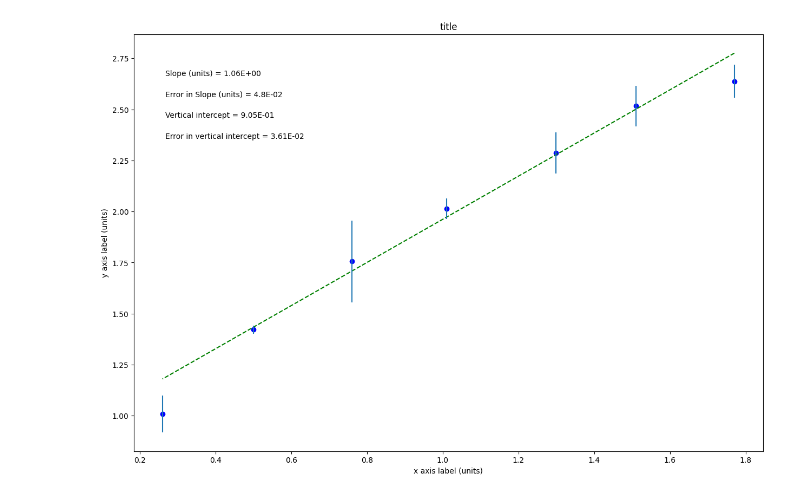
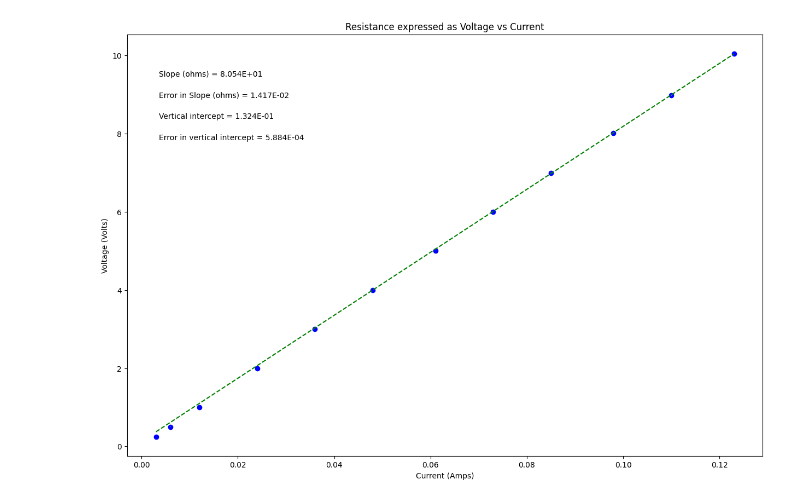
Before and after one commit to RyanLambrecht/PHSXLab2, a Jupyter notebook: OhmsLawLab.ipynb, the cells around one changed output. Saved outputs shown, nothing was run; the diff lists cells and outputs as text; code cells hidden in the pictures.

```diff
--- a/OhmsLawLab.ipynb
+++ b/OhmsLawLab.ipynb
@@ -19,28 +19,28 @@ import matplotlib.pyplot as plt
 #variable names should start with a letter and must contain only letters, numbers, and underscores
 
 
-xvariable_changeme = np.array([1.770, 1.510, 1.299, 1.010, 0.760, 0.500, 0.260])
+Current_I_Amps = np.array([0.003,0.006,0.012,0.024,0.036,0.048,0.061,0.073,0.085,0.098,0.11,0.123])
 
-yvariable_changeme = np.array([2.638, 2.517, 2.287, 2.014, 1.756, 1.421, 1.009])
+Voltage_V_Volts = np.array([0.248,0.502,0.999,1.998,3.001,3.996,4.999,6.002,7,8.02,8.98,10.04])
 
-err_yvariable_changeme = np.array([0.08, 0.1, 0.1, 0.05, 0.2, 0.02, 0.09])
+err_Voltage_V_Volts = np.array([0.001,0.001,0.001,0.001,0.001,0.001,0.001,0.001,0.01,0.01,0.01,0.01])
 
 
 
 #Re-assign variables as x, y, dy so that the remaining plotting code may remain generic
 #UPDATE VARIABLE NAMES (ON RHS OF EACH EQUAL SIGN) TO MATCH VARIABLE NAMES FOR DATA ABOVE
 
-x = xvariable_changeme             #this should be the array you want to plot on the x axis
-y = yvariable_changeme             #this should be the array you want to plot on the y axis
-dy = err_yvariable_changeme        #this should be your error in y array
+x = Current_I_Amps  #this should be the array you want to plot on the x axis
+y = Voltage_V_Volts             #this should be the array you want to plot on the y axis
+dy = err_Voltage_V_Volts       #this should be your error in y array
 
 
 #UPDATE EACH OF THESE 4 STRINGS FOR YOUR PLOT LABELS AS YOU WANT THEM TO APPEAR
 
-plot_title= 'title'
-x_label= 'x axis label (units)'
-y_label= 'y axis label (units)'
-slope_units= 'units'
+plot_title= 'Resistance expressed as Voltage vs Current'
+x_label= 'Current (Amps)'
+y_label= 'Voltage (Volts)'
+slope_units= 'ohms'
 
 #UPDATE ANNOTATION PLACEMENT SO IT'S OUT OF WAY OF PLOTTED DATA AND BEST FIT LINE
 #integer from 1 to 4, top R corner is 1 (counter-clockwise from there)
@@ -92,31 +92,31 @@ elif annotation_placement==3 or annotation_placement==4:
 #Don't need to change anything in this section!
 
 #Plot data on graph. Plot error bars and place values for slope,
 #error in slope, and vertical intercept (plus error) on the plot using "annotate"
 
 plt.figure(figsize=(15,10))
 
 plt.plot(x, fit, color='green', linestyle='--')
 plt.scatter(x, y, color='blue', marker='o')
 
 plt.xlabel(x_label)
 plt.ylabel(y_label)
 plt.title(plot_title)
 
 plt.errorbar(x, y, yerr=dy, xerr=None, fmt="none") #don't need to plot x error bars
 
 plt.annotate('Slope ({}) = {value:.{digits}E}'.format(slope_units,value=m, digits=3),
              (xpos, ypos[0]), xycoords='axes fraction')
 
 plt.annotate('Error in Slope ({}) = {value:.{digits}E}'.format(slope_units,value=dm, digits=3),
              (xpos, ypos[1]), xycoords='axes fraction')
 
 plt.annotate('Vertical intercept = {value:.{digits}E}'.format(value=b, digits=3),
              (xpos, ypos[2]), xycoords='axes fraction')
 
 plt.annotate('Error in vertical intercept = {value:.{digits}E}'.format(value=db, digits=3),
              (xpos, ypos[3]), xycoords='axes fraction')
 
 plt.show()
 # %% [output]
-[figure, old version]
+[figure, new version]
```
